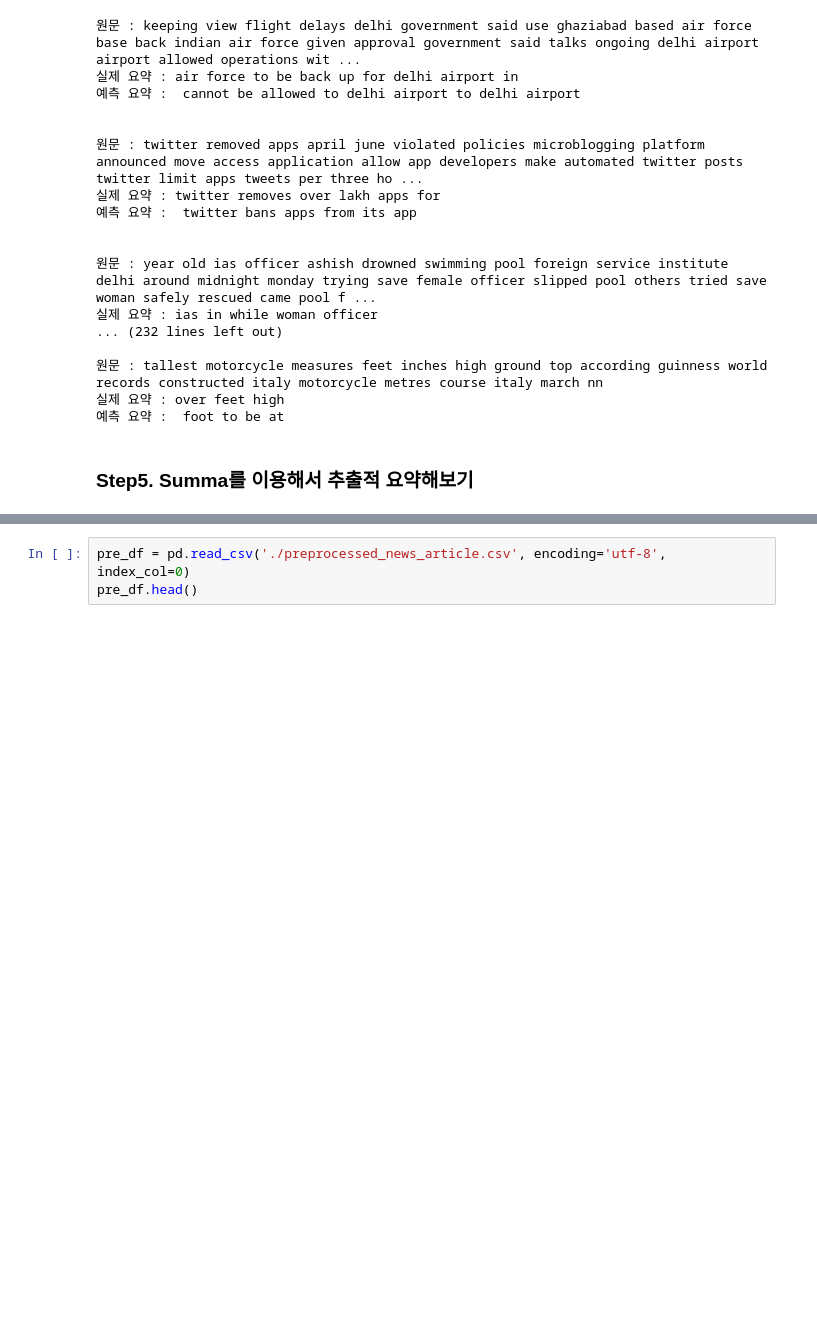
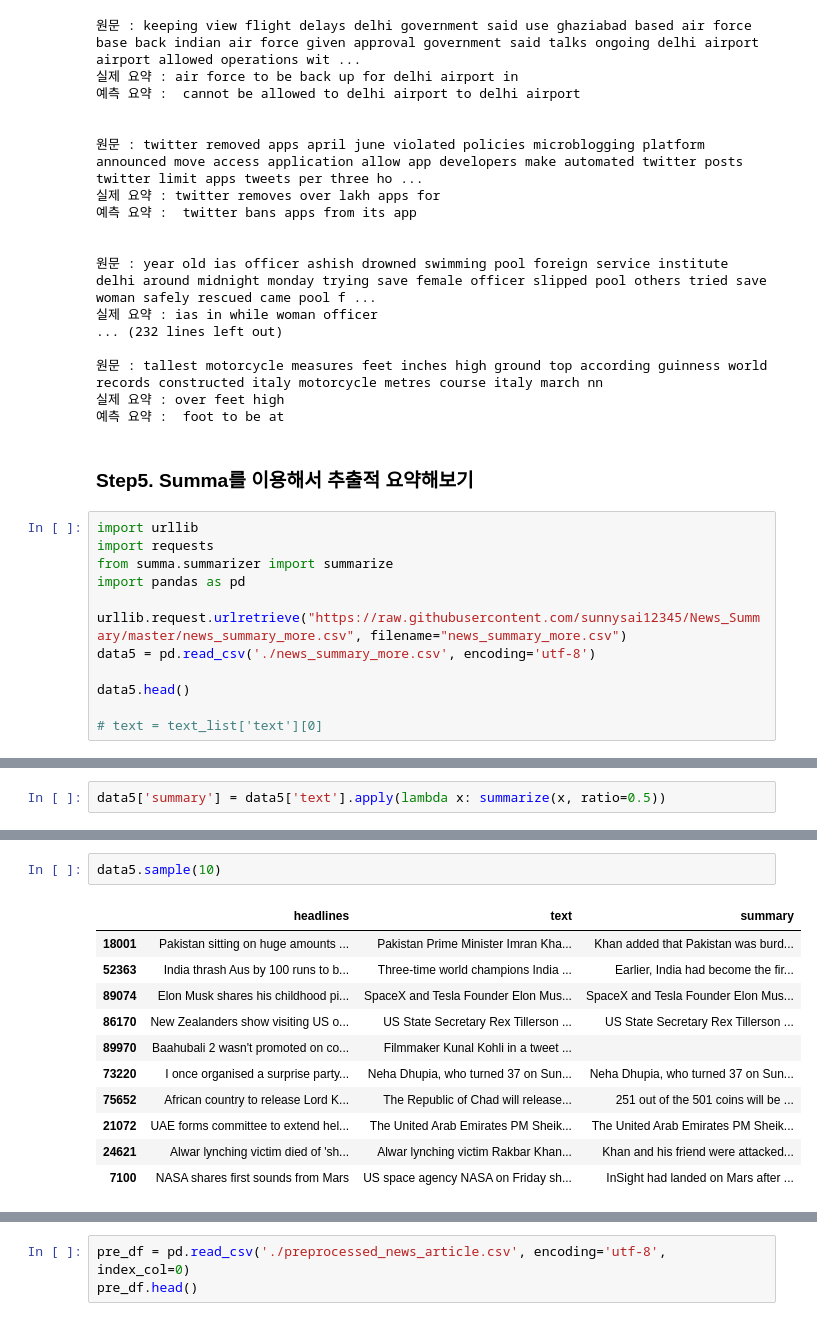
Before and after one commit to yeonsookeem/AIFEEL_QUEST, a Jupyter notebook: QUEST_7/mskim.ipynb, the cells around one changed output, grey strips where cells are left out. Cells and saved outputs as stored; diff of their text form; blank space fills up the shorter version.

```diff
--- a/QUEST_7/mskim.ipynb
+++ b/QUEST_7/mskim.ipynb
@@ -850,3 +850,15 @@ for i in range(50, 100):
 예측 요약 :  foot to be at
 # %% [markdown]
 ### Step5. Summa를 이용해서 추출적 요약해보기
+# %%
+import urllib
+import requests
+from summa.summarizer import summarize
+import pandas as pd
+
+urllib.request.urlretrieve("https://raw.githubusercontent.com/sunnysai12345/News_Summary/master/news_summary_more.csv", filename="news_summary_more.csv")
+data5 = pd.read_csv('./news_summary_more.csv', encoding='utf-8')
+
+data5.head()
+
+# text = text_list['text'][0]
@@ -852,0 +876,2 @@ for i in range(50, 100):
+# %%
+data5['summary'] = data5['text'].apply(lambda x: summarize(x, ratio=0.5))
@@ -852,0 +893,14 @@ for i in range(50, 100):
+# %%
+data5.sample(10)
+# %% [output]
+|  | headlines | text | summary |
+| 18001 | Pakistan sitting on huge amounts ... | Pakistan Prime Minister Imran Kha... | Khan added that Pakistan was burd... |
+| 52363 | India thrash Aus by 100 runs to b... | Three-time world champions India ... | Earlier, India had become the fir... |
+| 89074 | Elon Musk shares his childhood pi... | SpaceX and Tesla Founder Elon Mus... | SpaceX and Tesla Founder Elon Mus... |
+| 86170 | New Zealanders show visiting US o... | US State Secretary Rex Tillerson ... | US State Secretary Rex Tillerson ... |
+| 89970 | Baahubali 2 wasn't promoted on co... | Filmmaker Kunal Kohli in a tweet ... |  |
+| 73220 | I once organised a surprise party... | Neha Dhupia, who turned 37 on Sun... | Neha Dhupia, who turned 37 on Sun... |
+| 75652 | African country to release Lord K... | The Republic of Chad will release... | 251 out of the 501 coins will be ... |
+| 21072 | UAE forms committee to extend hel... | The United Arab Emirates PM Sheik... | The United Arab Emirates PM Sheik... |
+| 24621 | Alwar lynching victim died of 'sh... | Alwar lynching victim Rakbar Khan... | Khan and his friend were attacked... |
+| 7100 | NASA shares first sounds from Mars | US space agency NASA on Friday sh... | InSight had landed on Mars after ... |
```
Also changed, not shown: parts of 6 cells of this notebook.
